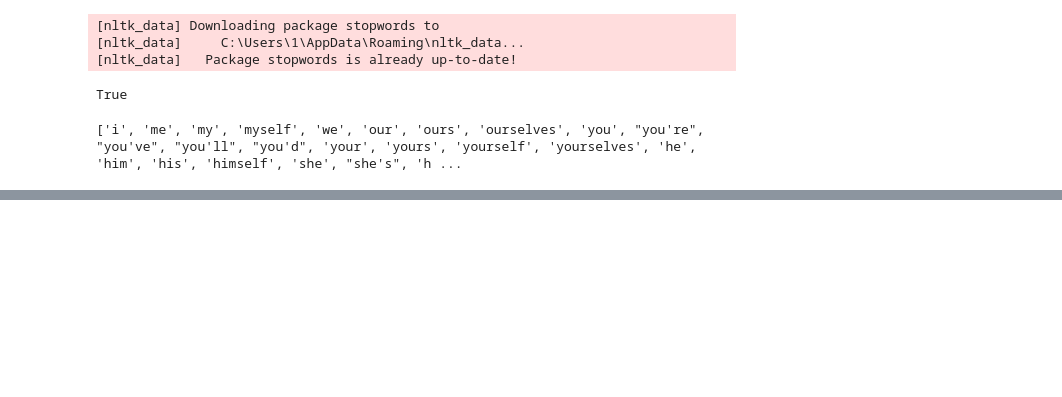
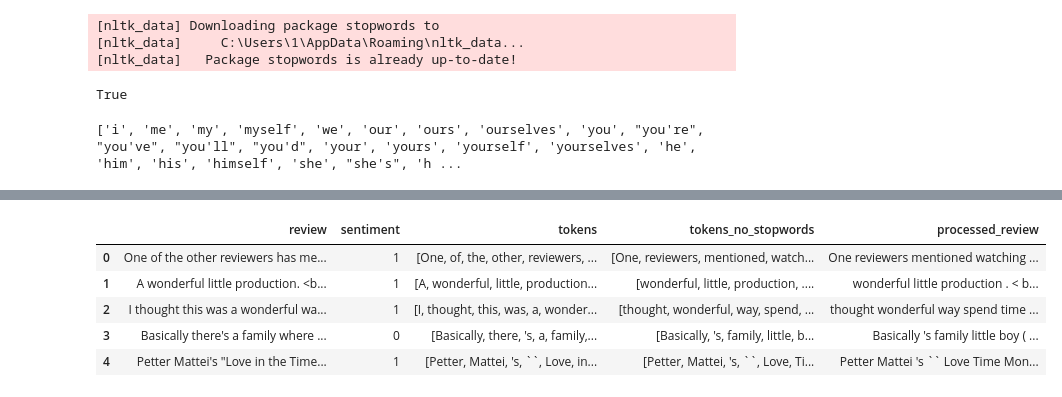
Before and after one commit to Olgameneg/Menegakio, a Jupyter notebook: Menegakio.ipynb, the cells around one changed output, grey strips where cells are left out. Drawn from its saved outputs; the diff is of its cells as text; code cells hidden in the pictures; blank space fills up the shorter version.

```diff
--- a/Menegakio.ipynb
+++ b/Menegakio.ipynb
@@ -171,0 +182,8 @@ stop_words.remove("not") #remove "not"
+# %%
+def remove_stopwords(tokens):
+    filtered_tokens = [token for token in tokens if token.lower() not in stop_words]
+    return filtered_tokens
+# %%
+df['tokens'] = df['review'].apply(tokenize)
+# %%
+df['tokens_no_stopwords'] = df['tokens'].apply(remove_stopwords)
@@ -171,0 +212,9 @@ stop_words.remove("not") #remove "not"
+# %%
+df.head()
+# %% [output]
+|  | review | sentiment | tokens | tokens_no_stopwords | processed_review |
+| 0 | One of the other reviewers has me... | 1 | [One, of, the, other, reviewers, ... | [One, reviewers, mentioned, watch... | One reviewers mentioned watching ... |
+| 1 | A wonderful little production. <b... | 1 | [A, wonderful, little, production... | [wonderful, little, production, .... | wonderful little production . < b... |
+| 2 | I thought this was a wonderful wa... | 1 | [I, thought, this, was, a, wonder... | [thought, wonderful, way, spend, ... | thought wonderful way spend time ... |
+| 3 | Basically there's a family where ... | 0 | [Basically, there, 's, a, family,... | [Basically, 's, family, little, b... | Basically 's family little boy ( ... |
+| 4 | Petter Mattei's "Love in the Time... | 1 | [Petter, Mattei, 's, ``, Love, in... | [Petter, Mattei, 's, ``, Love, Ti... | Petter Mattei 's `` Love Time Mon... |
```
Also changed, not shown: parts of 30 cells of this notebook.
